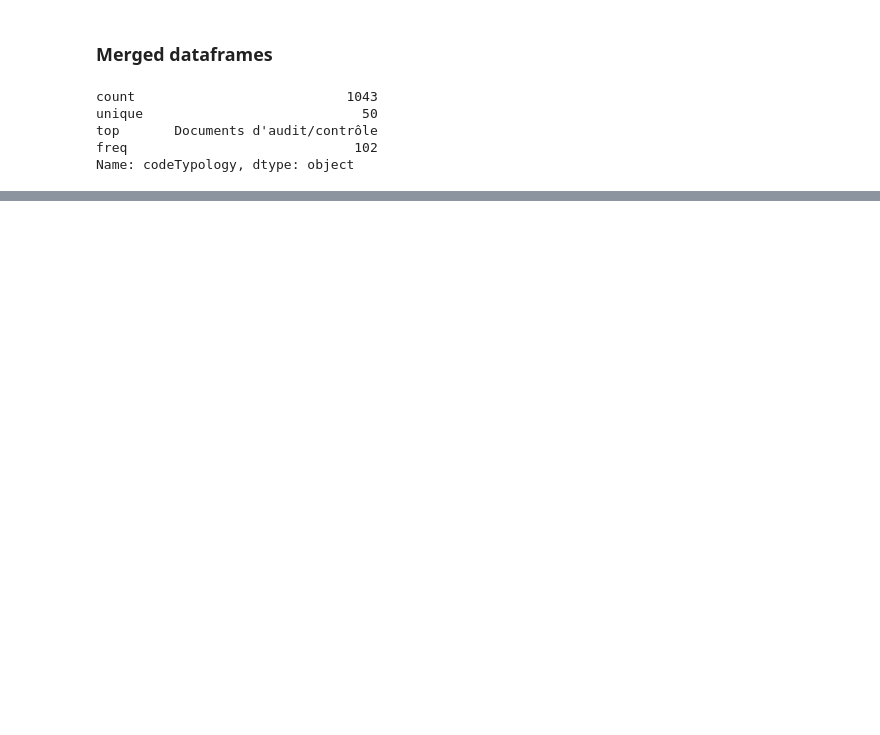
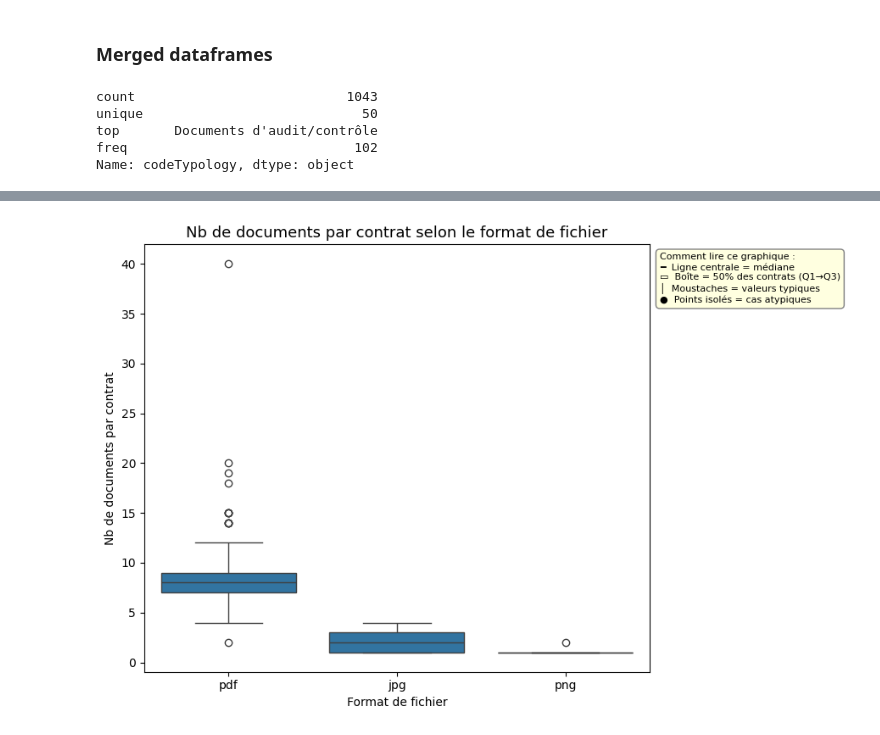
Before and after one commit to chaindatax/cr-docs_analyser, a Jupyter notebook: export_xelians_analysis.ipynb, the cells around one changed output, grey strips where cells are left out. Saved outputs shown, nothing was run; the diff lists cells and outputs as text; code cells hidden in the pictures; blank space fills up the shorter version.

```diff
--- a/export_xelians_analysis.ipynb
+++ b/export_xelians_analysis.ipynb
@@ -115,0 +180,35 @@ Name: codeTypology, dtype: object
+# %%
+docs_per_contract = df_files.groupby(["idContract", "xeliansFilename"]).size().reset_index(name="count")
+plt.style.use("default")  # force le fond blanc
+
+fig, ax = plt.subplots(figsize=(9, 6))
+fig.patch.set_facecolor("white")   # fond de la figure
+ax.set_facecolor("white")          # fond du graphique
+
+sns.boxplot(data=docs_per_contract, x="xeliansFilename", y="count", ax=ax)
+
+ax.set_title("Nb de documents par contrat selon le format de fichier", fontsize=13, color="black")
+ax.set_xlabel("Format de fichier", color="black")
+ax.set_ylabel("Nb de documents par contrat", color="black")
+ax.tick_params(colors="black")
+for spine in ax.spines.values():
+    spine.set_edgecolor("black")
+
+legend_text = (
+    "Comment lire ce graphique :\n"
+    "━  Ligne centrale = médiane\n"
+    "▭  Boîte = 50% des contrats (Q1→Q3)\n"
+    "│  Moustaches = valeurs typiques\n"
+    "●  Points isolés = cas atypiques"
+)
+ax.text(
+    1.02, 0.98, legend_text,
+    transform=ax.transAxes,
+    fontsize=8, verticalalignment="top",
+    bbox=dict(boxstyle="round,pad=0.4", facecolor="lightyellow", edgecolor="gray")
+)
+
+plt.tight_layout()
+plt.show()
+# %% [output]
+[figure, added]
```
Also changed, not shown: parts of 13 cells of this notebook, 2 other files.
